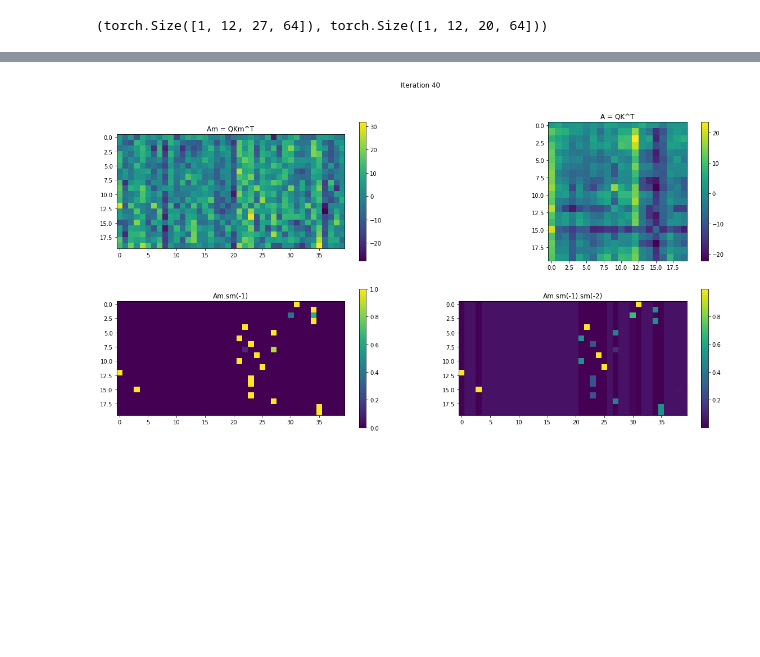
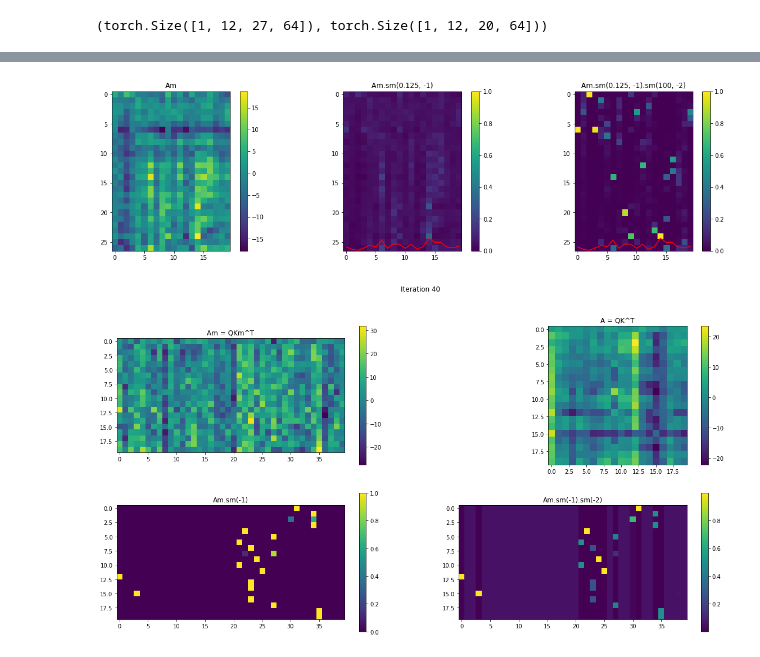
Before and after one commit to akarshkumar0101/transformer-memory, a Jupyter notebook: testing.ipynb, the cells around one changed output, grey strips where cells are left out. Cells and saved outputs as stored; diff of their text form; code cells hidden in the pictures; blank space fills up the shorter version.

```diff
--- a/testing.ipynb
+++ b/testing.ipynb
@@ -67,3 +54,7 @@ plt.show()
+# %%
+viz.viz_Am(Am[0,0], beta1=1/8, beta2=100)
+# %% [output]
+[figure, added]
 # %%
 with open('book.txt') as f:
     text_book = f.read()
```
Also changed, not shown: parts of 5 cells of this notebook, 4 other files.
